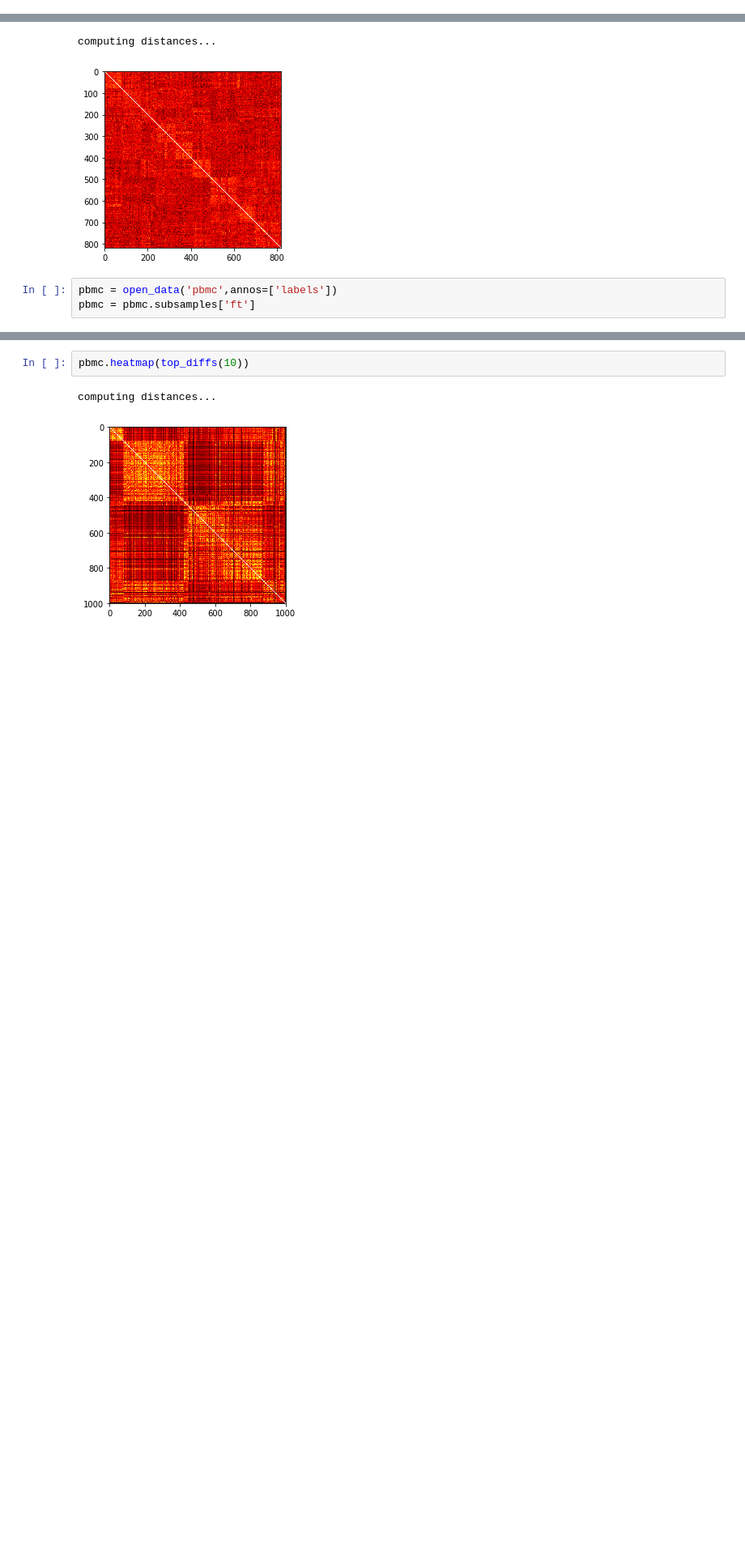
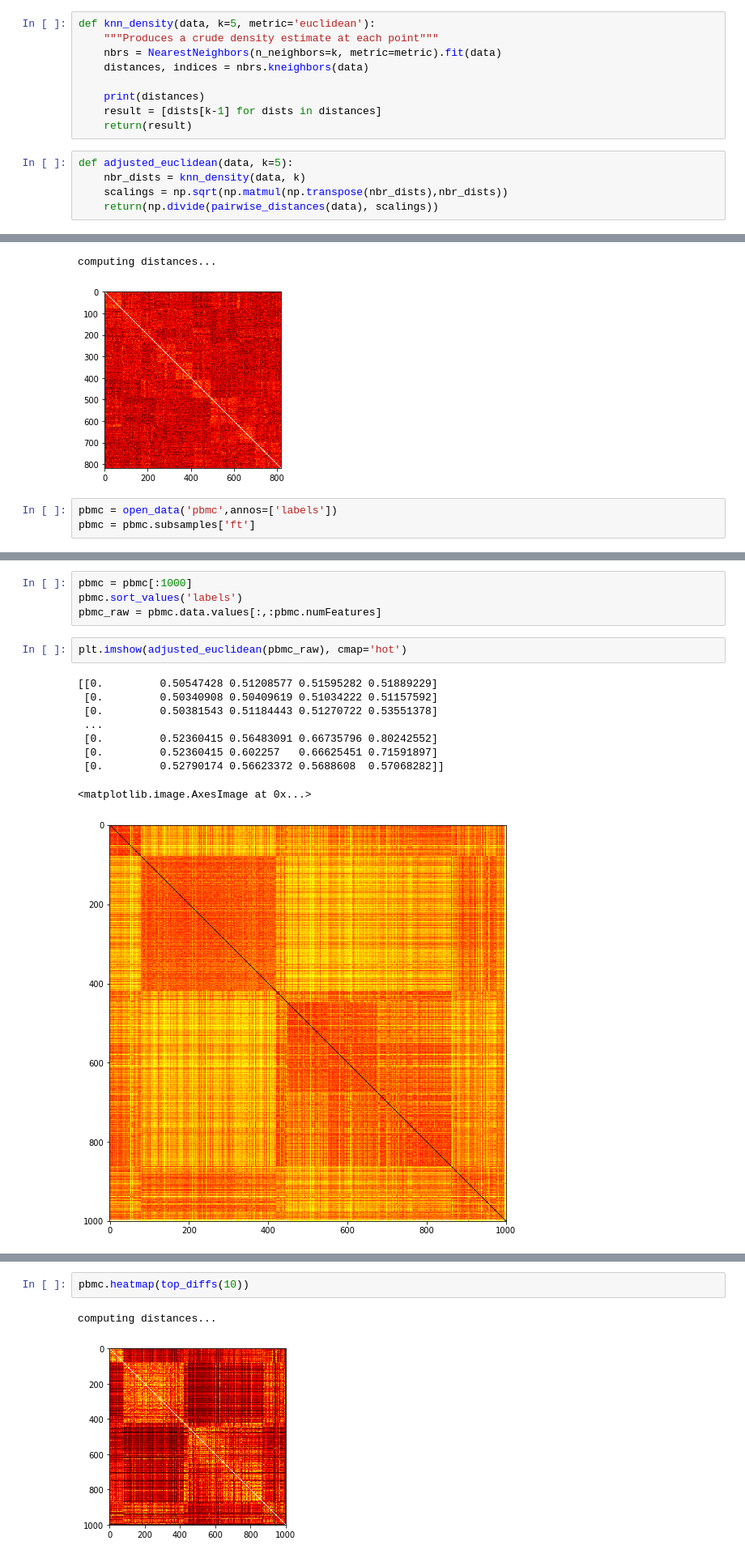
Before and after one commit to bendemeo/ample, a Jupyter notebook: norm_clusterings.ipynb, the cells around one changed output, grey strips where cells are left out. Shown at 81% size. Saved outputs shown, nothing was run; the diff lists cells and outputs as text; blank space fills up the shorter version.

```diff
--- a/norm_clusterings.ipynb
+++ b/norm_clusterings.ipynb
@@ -79,3 +70,17 @@ def trunc_euclidean(k=5):
         return np.linalg.norm(np.array(x)[:k]-np.array(y)[:k])
 
     return(F)
+# %%
+def knn_density(data, k=5, metric='euclidean'):
+    """Produces a crude density estimate at each point"""
+    nbrs = NearestNeighbors(n_neighbors=k, metric=metric).fit(data)
+    distances, indices = nbrs.kneighbors(data)
+
+    print(distances)
+    result = [dists[k-1] for dists in distances]
+    return(result)
+# %%
+def adjusted_euclidean(data, k=5):
+    nbr_dists = knn_density(data, k)
+    scalings = np.sqrt(np.matmul(np.transpose(nbr_dists),nbr_dists))
+    return(np.divide(pairwise_distances(data), scalings))
@@ -190,0 +182,16 @@ aW50ZXJhY3RpdmUoY2hpbGRyZW49KEludFNsaWRlcih2YWx1ZT0xMDAsIGRlc2NyaXB0aW9uPXUnTics
+# %%
+pbmc = pbmc[:1000]
+pbmc.sort_values('labels')
+pbmc_raw = pbmc.data.values[:,:pbmc.numFeatures]
+# %%
+plt.imshow(adjusted_euclidean(pbmc_raw), cmap='hot')
+# %% [output]
+[[0.         0.50547428 0.51208577 0.51595282 0.51889229]
+ [0.         0.50340908 0.50409619 0.51034222 0.51157592]
+ [0.         0.50381543 0.51184443 0.51270722 0.53551378]
+ ...
+ [0.         0.52360415 0.56483091 0.66735796 0.80242552]
+ [0.         0.52360415 0.602257   0.66625451 0.71591897]
+ [0.         0.52790174 0.56623372 0.5688608  0.57068282]]
+<matplotlib.image.AxesImage at 0x...>
+[figure, added]
```
Also changed, not shown: parts of 26 cells of this notebook, 6 other files.
